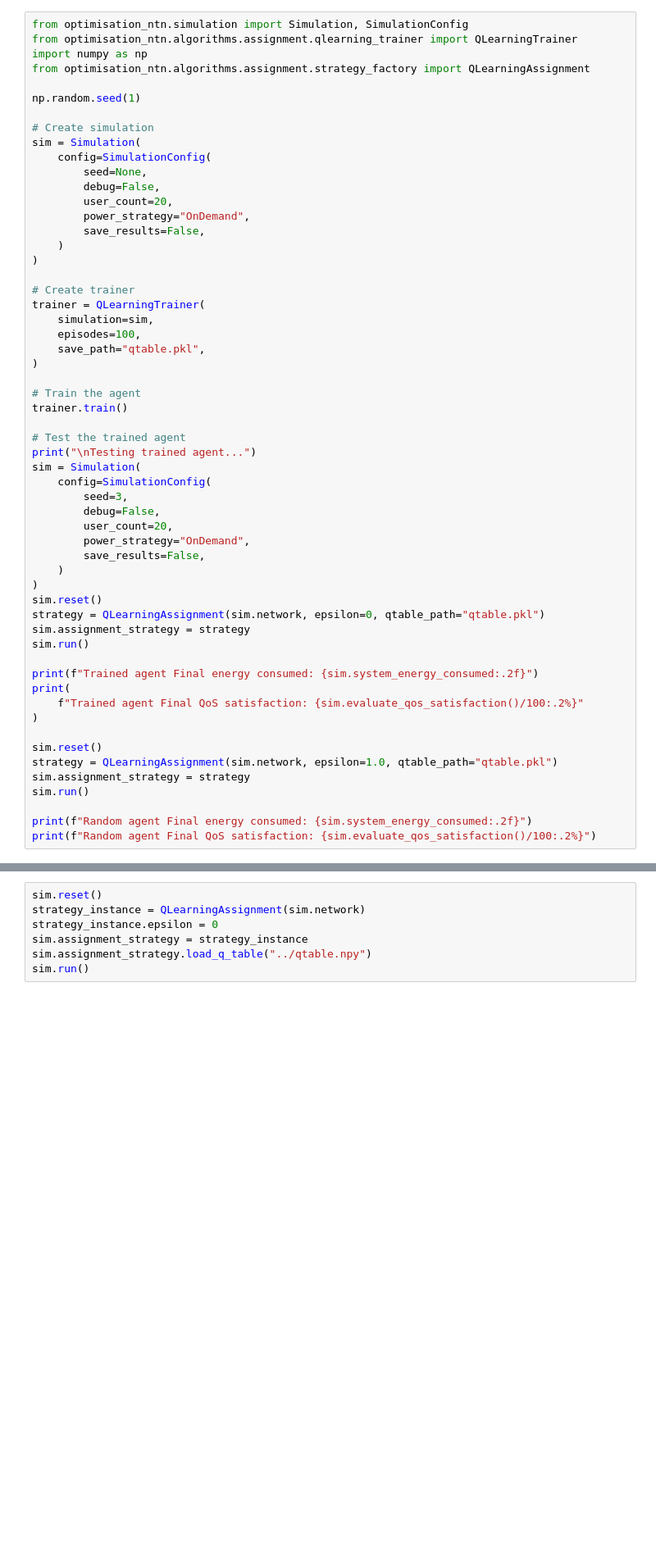
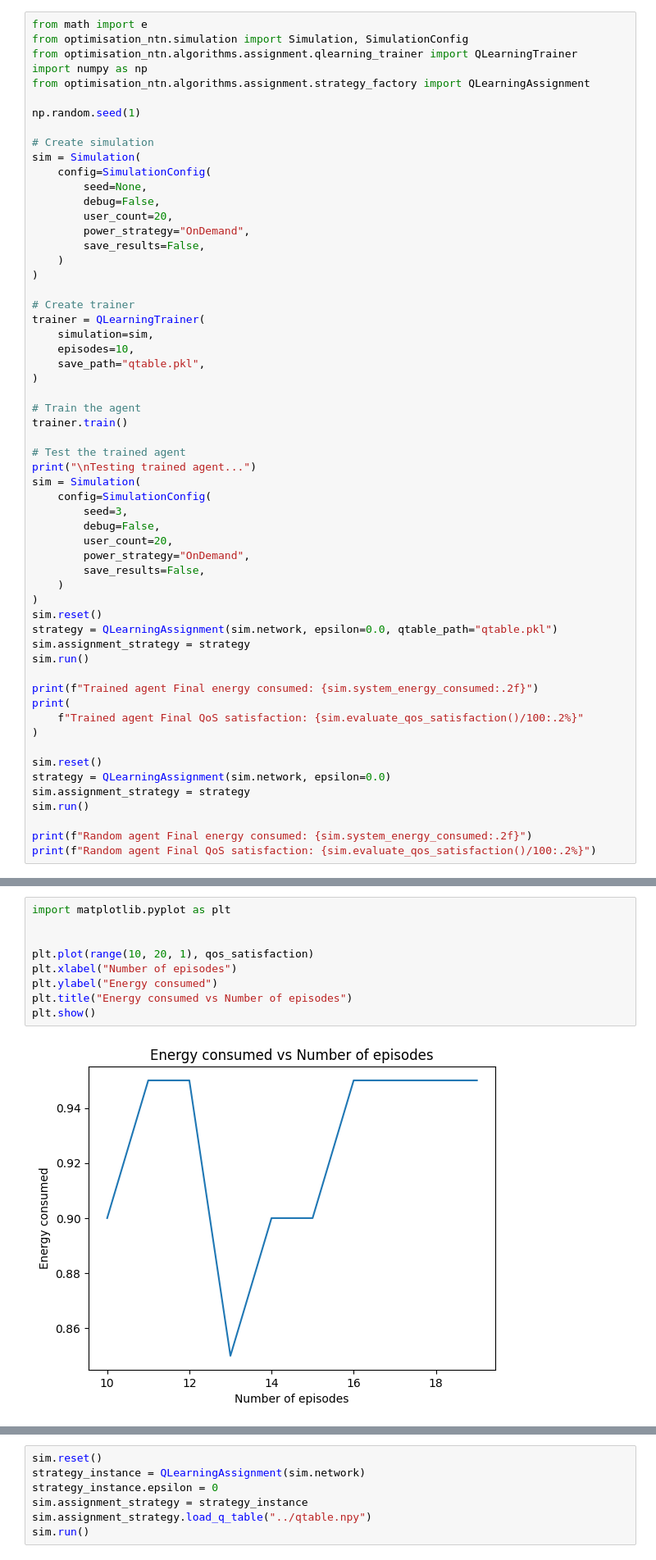
Before and after one commit to SimonR99/OptimisationNTN, a Jupyter notebook: analyse/test_sim.ipynb, the cells around one changed output, grey strips where cells are left out. Shown at 82% size. Cells and saved outputs as stored; diff of their text form; blank space fills up the shorter version.

Commit message:
qlearning 1.2

```diff
--- a/analyse/test_sim.ipynb
+++ b/analyse/test_sim.ipynb
@@ -1,4 +1,5 @@
 # %%
+from math import e
 from optimisation_ntn.simulation import Simulation, SimulationConfig
 from optimisation_ntn.algorithms.assignment.qlearning_trainer import QLearningTrainer
 import numpy as np
@@ -20,7 +21,7 @@ sim = Simulation(
 # Create trainer
 trainer = QLearningTrainer(
     simulation=sim,
-    episodes=100,
+    episodes=10,
     save_path="qtable.pkl",
 )
 
@@ -39,7 +40,7 @@ sim = Simulation(
     )
 )
 sim.reset()
-strategy = QLearningAssignment(sim.network, epsilon=0, qtable_path="qtable.pkl")
+strategy = QLearningAssignment(sim.network, epsilon=0.0, qtable_path="qtable.pkl")
 sim.assignment_strategy = strategy
 sim.run()
 
@@ -49,7 +50,7 @@ print(
 )
 
 sim.reset()
-strategy = QLearningAssignment(sim.network, epsilon=1.0, qtable_path="qtable.pkl")
+strategy = QLearningAssignment(sim.network, epsilon=0.0)
 sim.assignment_strategy = strategy
 sim.run()
 
@@ -75,0 +179,11 @@ Random agent Final QoS satisfaction: 85.00%
+# %%
+import matplotlib.pyplot as plt
+
+
+plt.plot(range(10, 20, 1), qos_satisfaction)
+plt.xlabel("Number of episodes")
+plt.ylabel("Energy consumed")
+plt.title("Energy consumed vs Number of episodes")
+plt.show()
+# %% [output]
+[figure, added]
```
Also changed, not shown: parts of 10 cells of this notebook, 13 other files.
